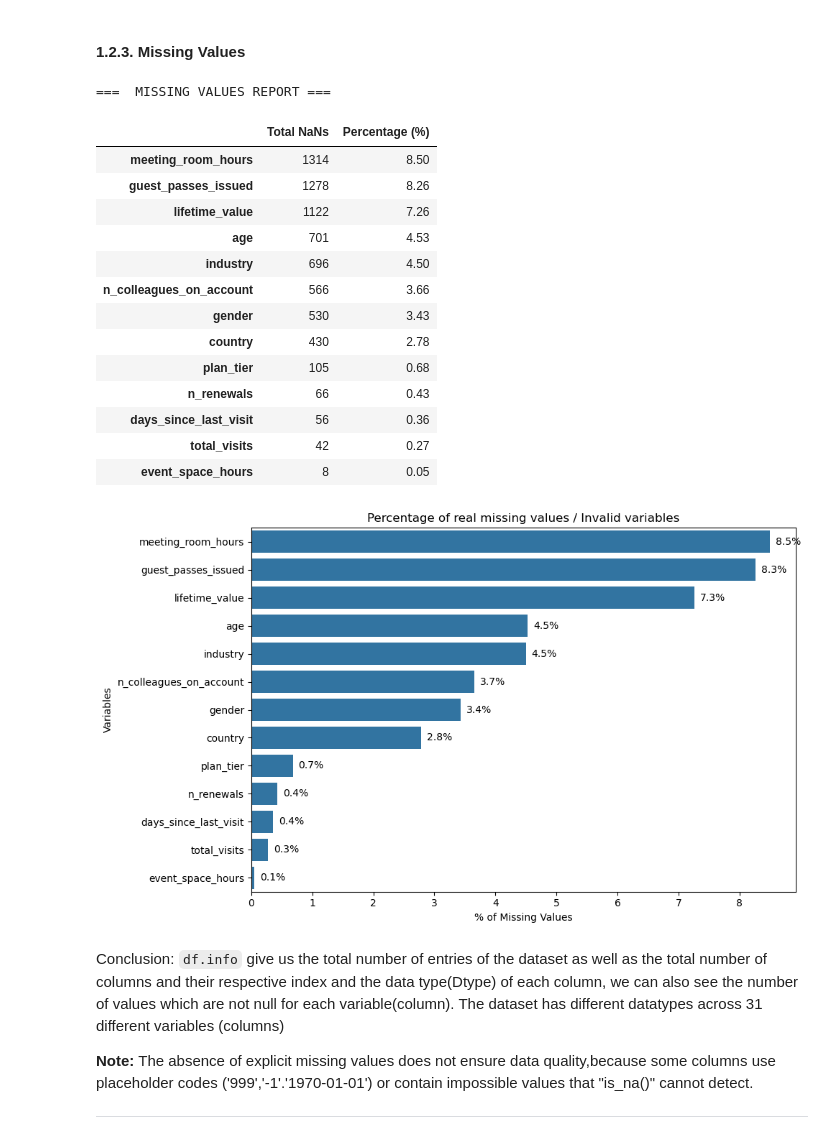
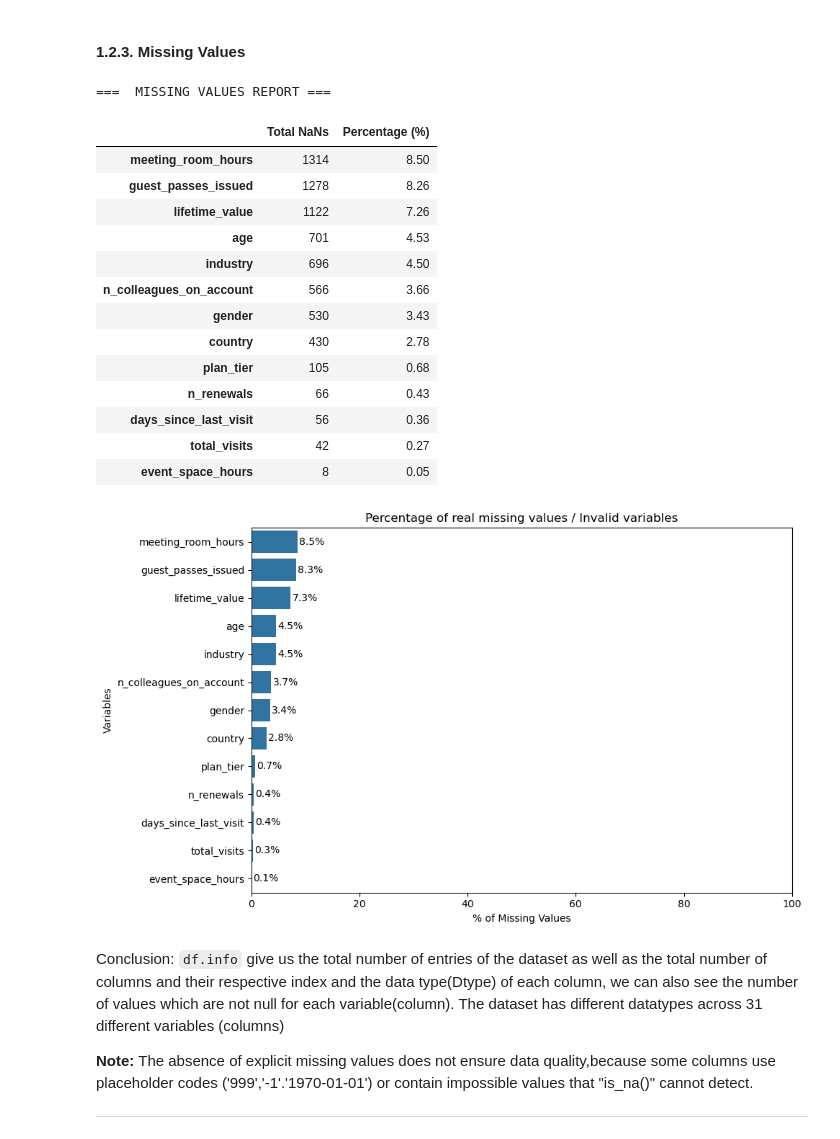
Before and after one commit to Diogosousa03/DM_Grupo18, a Jupyter notebook: notebooks/Group18_EDA_Code.ipynb, the cells around one changed output. Drawn from its saved outputs; the diff is of its cells as text; code cells hidden in the pictures.

```diff
--- a/notebooks/Group18_EDA_Code.ipynb
+++ b/notebooks/Group18_EDA_Code.ipynb
@@ -162,35 +163,40 @@ ax = sns.barplot(
     y=missing_summary_filtered.index,
 )
 
 plt.title('Percentage of real missing values / Invalid variables')
 plt.xlabel('% of Missing Values')
 plt.ylabel('Variables')
 
+# X-axis from 0 to 100% to reflect the real scale
+ax.set_xlim(0, 100)
+ax.grid(False)
+
+
 for p in ax.patches:
     width = p.get_width()
     ax.annotate(f'{width:.1f}%',
                 (width + 0.3, p.get_y() + p.get_height() / 2.),
-                ha='center', va='center')
+                ha='left', va='center')
 
 plt.tight_layout()
 plt.show()
 # %% [output]
 ===  MISSING VALUES REPORT ===
 |  | Total NaNs | Percentage (%) |
 | meeting_room_hours | 1314 | 8.50 |
 | guest_passes_issued | 1278 | 8.26 |
 | lifetime_value | 1122 | 7.26 |
 | age | 701 | 4.53 |
 | industry | 696 | 4.50 |
 | n_colleagues_on_account | 566 | 3.66 |
 | gender | 530 | 3.43 |
 | country | 430 | 2.78 |
 | plan_tier | 105 | 0.68 |
 | n_renewals | 66 | 0.43 |
 | days_since_last_visit | 56 | 0.36 |
 | total_visits | 42 | 0.27 |
 | event_space_hours | 8 | 0.05 |
-[figure, old version]
+[figure, new version]
 # %% [markdown]
 Conclusion: `df.info` give us the total number of entries of the dataset as well as the total number of columns and their respective index and the data type(Dtype) of each column, we can also see the number of values which are not null for each variable(column). The dataset has different datatypes across 31 different variables (columns)
 
```
Also changed, not shown: parts of 14 cells of this notebook, 4 other files.
